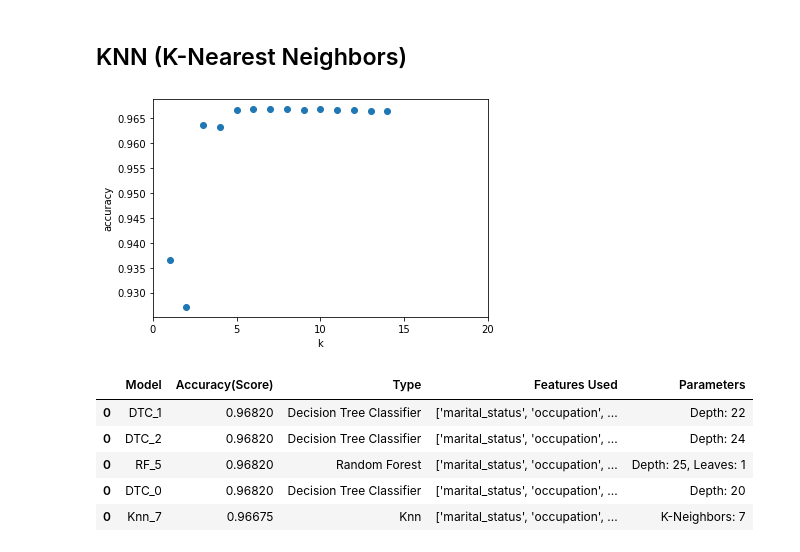
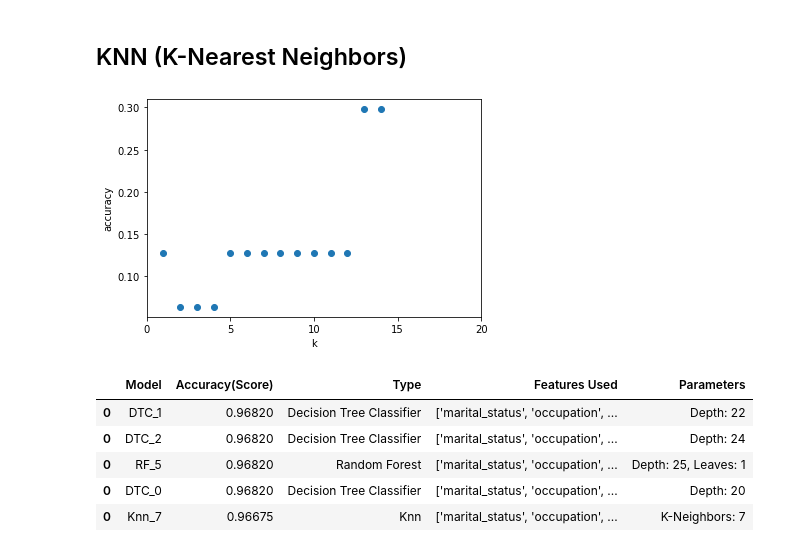
Before and after one commit to double-vincent/nlp_project, a Jupyter notebook: model.ipynb, the cells around one changed output. Saved outputs shown, nothing was run; the diff lists cells and outputs as text; code cells hidden in the pictures.

```diff
--- a/model.ipynb
+++ b/model.ipynb
@@ -272 +173,3 @@ Artifact: `model.py`
+# %%
+train, X_train, y_train, X_validate, y_validate, X_test, y_test = vectorize_split(df)
 # %%
@@ -373,6 +257,6 @@ y_test = test.language
 # %%
 # formulate baseline accuracy
-baseline_accuracy = (y_train == 1).mean()
+baseline_accuracy = (y_train == 'Python').mean()
 
 print(f'Baseline Accuracy for \"language\" prediction: {(baseline_accuracy * 100): .3}%')
 # %% [output]
@@ -420,3 +302,5 @@ feat_set = ['marital_status', 'occupation', 'race', 'education', 'citizenship']
+# %%
+feat_set = ['word_count']
 # %%
 subsets = [train, X_train, y_train]
 # %%
@@ -519,7 +391,7 @@ def model_rf(feat_set,\
 
     return model_descriptions, comparison_chart
 # %%
-model_descriptions, comparison_chart = model_rf(feat_set, model_descriptions, comparison_chart)
+model_descriptions, comparison_chart = model_rf(feat_set, model_descriptions, comparison_chart, subsets)
 # %% [markdown]
 ### Takeaways - Random Forest
 *
@@ -575,9 +447,9 @@ def model_knn(feat_set,\
 
     return model_descriptions, comparison_chart
 # %%
-model_descriptions, comparison_chart = model_knn(feat_set, model_descriptions, comparison_chart)
+model_descriptions, comparison_chart = model_knn(feat_set, model_descriptions, comparison_chart, subsets)
 # %% [output]
-[figure, old version]
+[figure, new version]
 # %%
 model_descriptions.sort_values(by='Accuracy(Score)', ascending=False).head()
 # %% [output]
```
Also changed, not shown: parts of 44 cells of this notebook, 3 other files.
